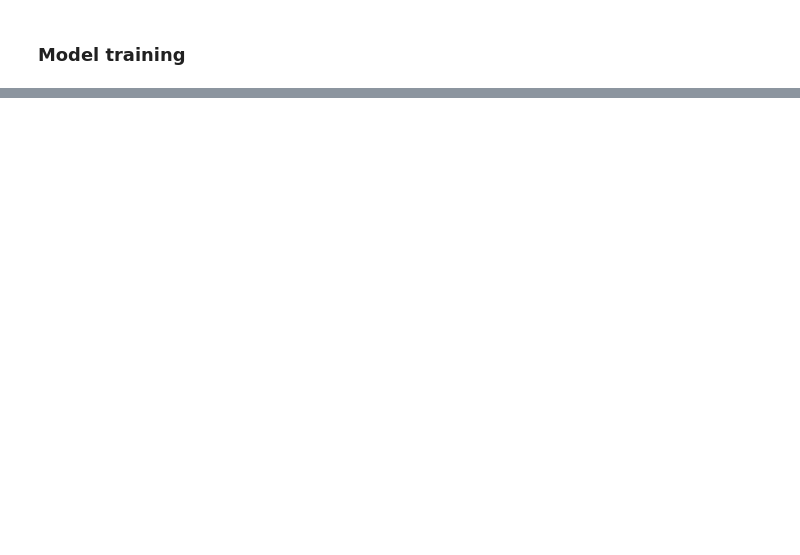
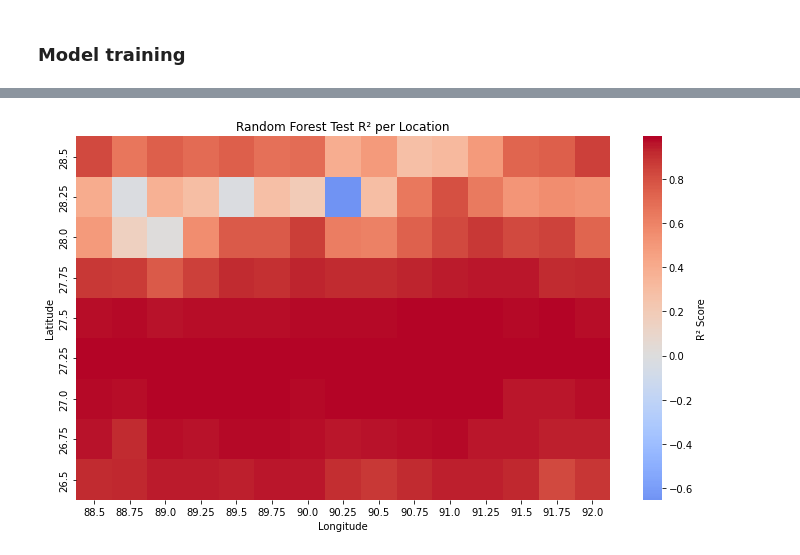
Before and after one commit to marlon-cooh/bhutan_climate_modeling, a Jupyter notebook: code/era5_processing/model.ipynb, the cells around one changed output, grey strips where cells are left out. Cells and saved outputs as stored; diff of their text form; code cells hidden in the pictures; blank space fills up the shorter version.

```diff
--- a/code/era5_processing/model.ipynb
+++ b/code/era5_processing/model.ipynb
@@ -150,0 +559,21 @@ plt.show()
+# %%
+# Pivot for heatmap
+pivot_r2 = results_df.pivot(index='latitude', columns='longitude', values='r2_test')
+
+# R² heatmap
+plt.figure(figsize=(10, 6))
+sns.heatmap(
+    pivot_r2.sort_index(ascending=False),  # flip latitude for top-down view
+    cmap='coolwarm',
+    center=0,
+    annot=False,
+    cbar_kws={'label': 'R² Score'}
+)
+
+plt.title("Random Forest Test R² per Location")
+plt.xlabel("Longitude")
+plt.ylabel("Latitude")
+plt.tight_layout()
+plt.show()
+# %% [output]
+[figure, added]
```
Also changed, not shown: parts of 25 cells of this notebook.
